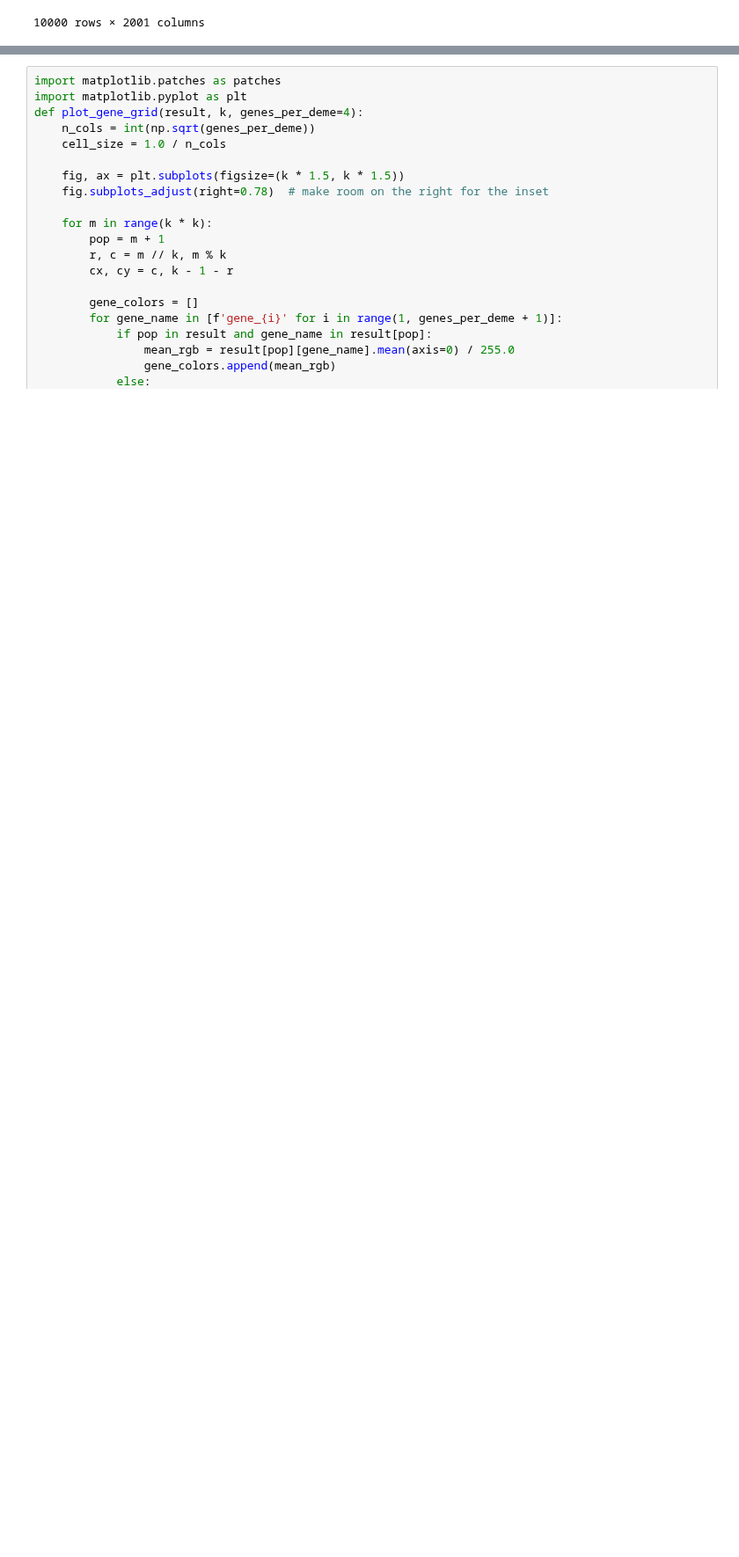
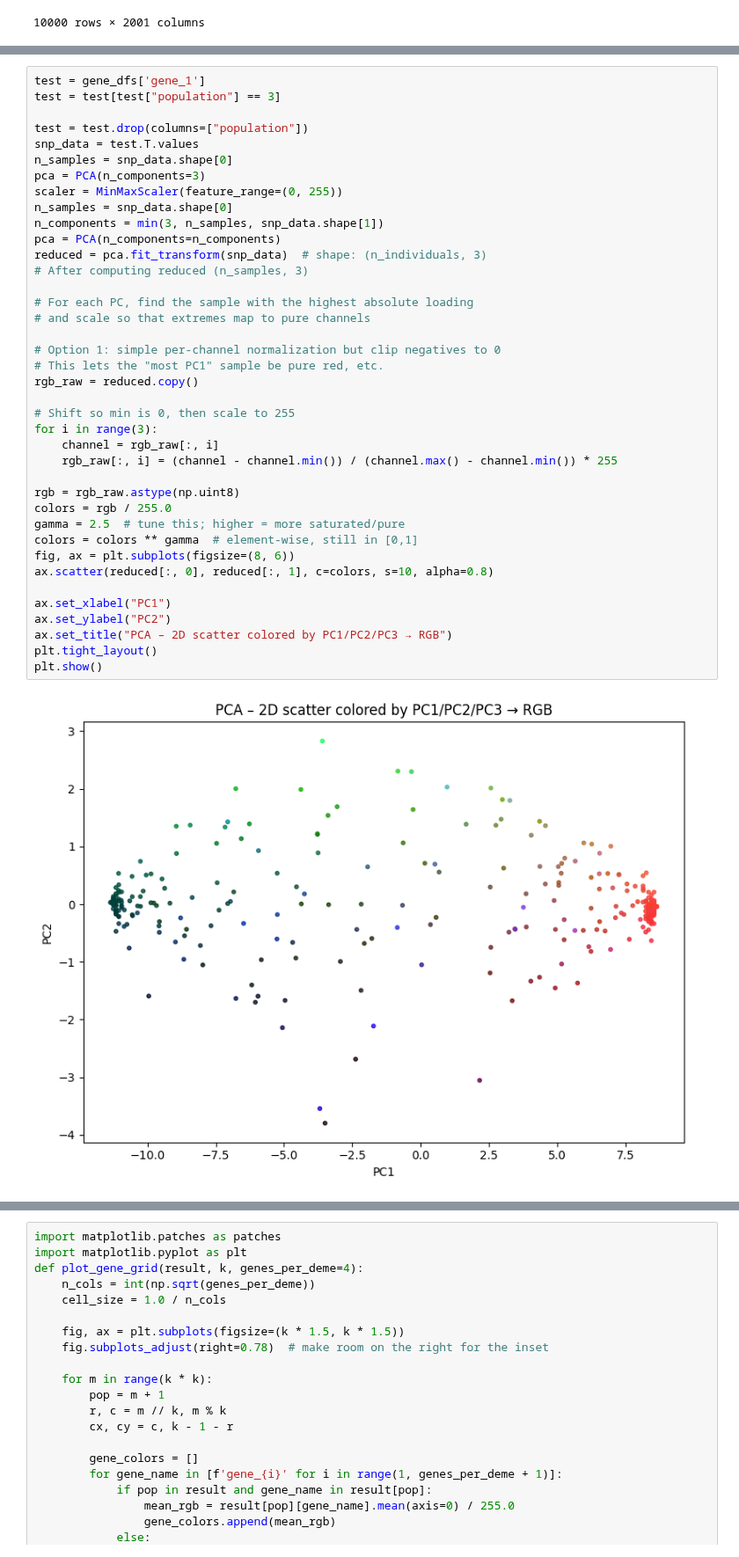
Before and after one commit to mat2m10/nexus, a Jupyter notebook: 02_first_generation.ipynb, the cells around one changed output, grey strips where cells are left out. Shown at 88% size. Cells and saved outputs as stored; diff of their text form; blank space fills up the shorter version.

```diff
--- a/02_first_generation.ipynb
+++ b/02_first_generation.ipynb
@@ -179,0 +212,41 @@ gene_4: 1158 SNPs
+# %%
+test = gene_dfs['gene_1']
+test = test[test["population"] == 3]
+
+test = test.drop(columns=["population"])
+snp_data = test.T.values
+n_samples = snp_data.shape[0]
+pca = PCA(n_components=3)
+scaler = MinMaxScaler(feature_range=(0, 255))
+n_samples = snp_data.shape[0]
+n_components = min(3, n_samples, snp_data.shape[1])
+pca = PCA(n_components=n_components)
+reduced = pca.fit_transform(snp_data)  # shape: (n_individuals, 3)
+# After computing reduced (n_samples, 3)
+
+# For each PC, find the sample with the highest absolute loading
+# and scale so that extremes map to pure channels
+
+# Option 1: simple per-channel normalization but clip negatives to 0
+# This lets the "most PC1" sample be pure red, etc.
+rgb_raw = reduced.copy()
+
+# Shift so min is 0, then scale to 255
+for i in range(3):
+    channel = rgb_raw[:, i]
+    rgb_raw[:, i] = (channel - channel.min()) / (channel.max() - channel.min()) * 255
+
+rgb = rgb_raw.astype(np.uint8)
+colors = rgb / 255.0
+gamma = 2.5  # tune this; higher = more saturated/pure
+colors = colors ** gamma  # element-wise, still in [0,1]
+fig, ax = plt.subplots(figsize=(8, 6))
+ax.scatter(reduced[:, 0], reduced[:, 1], c=colors, s=10, alpha=0.8)
+
+ax.set_xlabel("PC1")
+ax.set_ylabel("PC2")
+ax.set_title("PCA – 2D scatter colored by PC1/PC2/PC3 → RGB")
+plt.tight_layout()
+plt.show()
+# %% [output]
+[figure, added]
```
Also changed, not shown: parts of 13 cells of this notebook.
